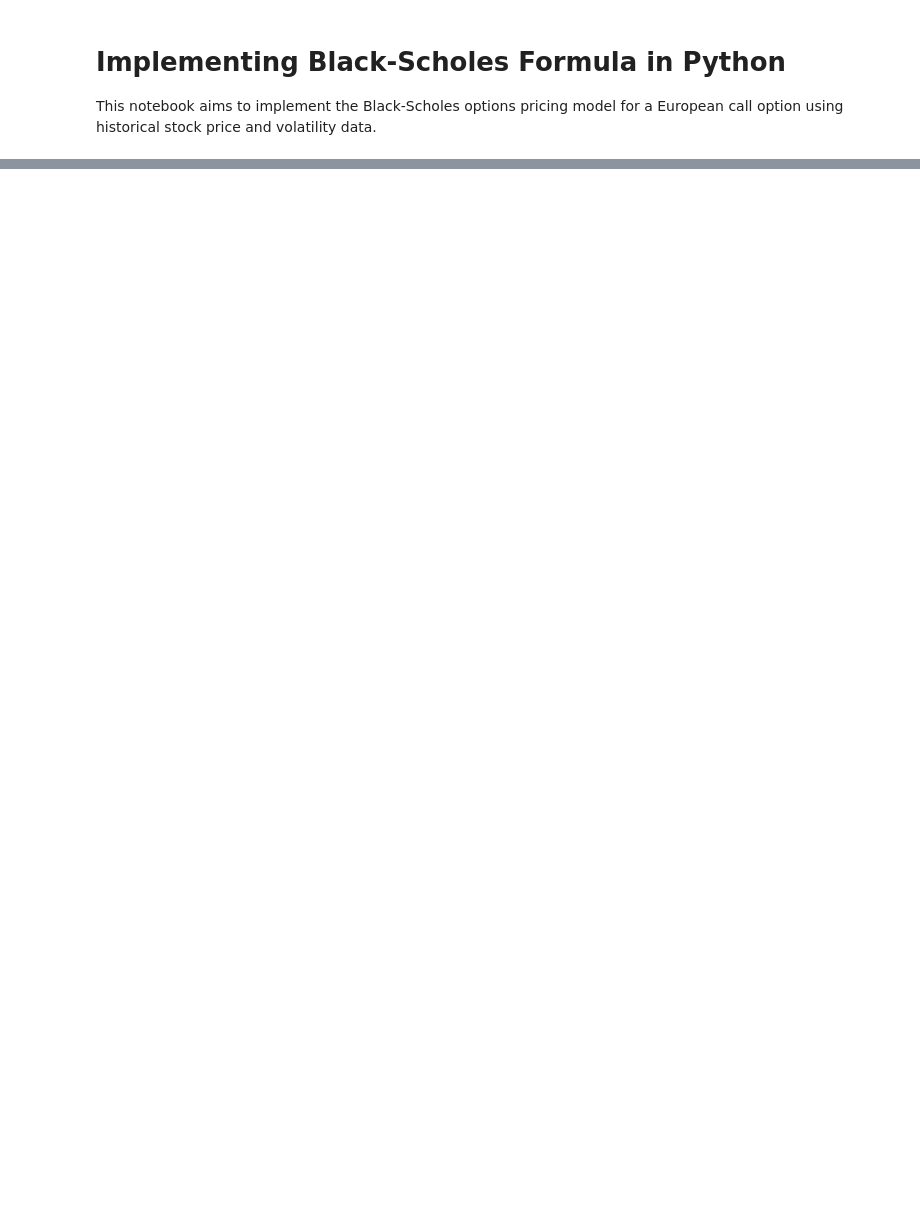
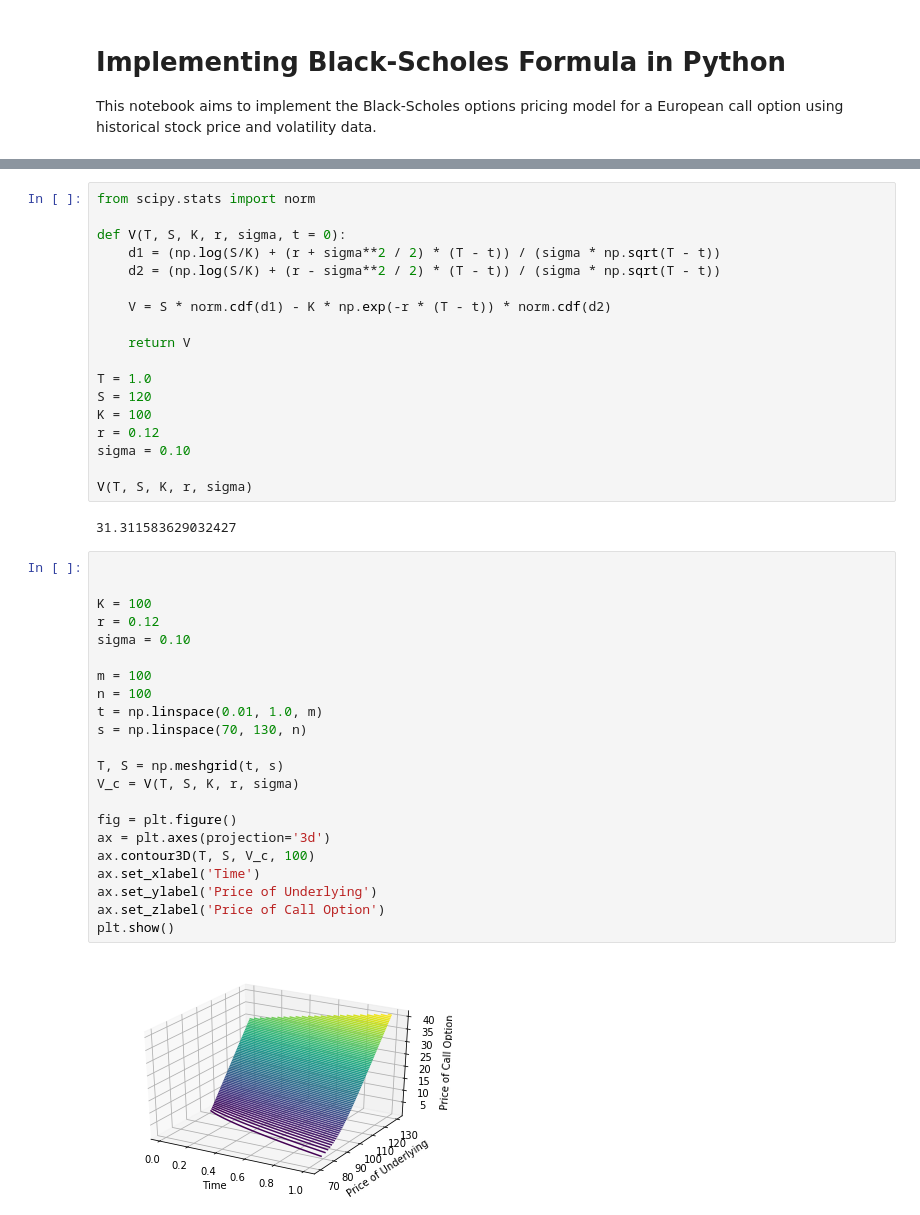
Before and after one commit to ruthlee/BlackScholes, a Jupyter notebook: Black-Scholes Model.ipynb, the cells around one changed output, grey strips where cells are left out. Cells and saved outputs as stored; diff of their text form; blank space fills up the shorter version.

Commit message:
Initial description of project and implementation of V function

```diff
--- a/Black-Scholes Model.ipynb
+++ b/Black-Scholes Model.ipynb
@@ -34,0 +52,44 @@ $$
+# %%
+from scipy.stats import norm
+
+def V(T, S, K, r, sigma, t = 0):
+    d1 = (np.log(S/K) + (r + sigma**2 / 2) * (T - t)) / (sigma * np.sqrt(T - t))
+    d2 = (np.log(S/K) + (r - sigma**2 / 2) * (T - t)) / (sigma * np.sqrt(T - t))
+
+    V = S * norm.cdf(d1) - K * np.exp(-r * (T - t)) * norm.cdf(d2)
+
+    return V
+
+T = 1.0
+S = 120
+K = 100
+r = 0.12
+sigma = 0.10
+
+V(T, S, K, r, sigma)
+# %% [output]
+31.311583629032427
+# %%
+
+
+K = 100
+r = 0.12
+sigma = 0.10
+
+m = 100
+n = 100
+t = np.linspace(0.01, 1.0, m)
+s = np.linspace(70, 130, n)
+
+T, S = np.meshgrid(t, s)
+V_c = V(T, S, K, r, sigma)
+
+fig = plt.figure()
+ax = plt.axes(projection='3d')
+ax.contour3D(T, S, V_c, 100)
+ax.set_xlabel('Time')
+ax.set_ylabel('Price of Underlying')
+ax.set_zlabel('Price of Call Option')
+plt.show()
+# %% [output]
+[figure, added]
```
Also changed, not shown: parts of 3 cells of this notebook.
